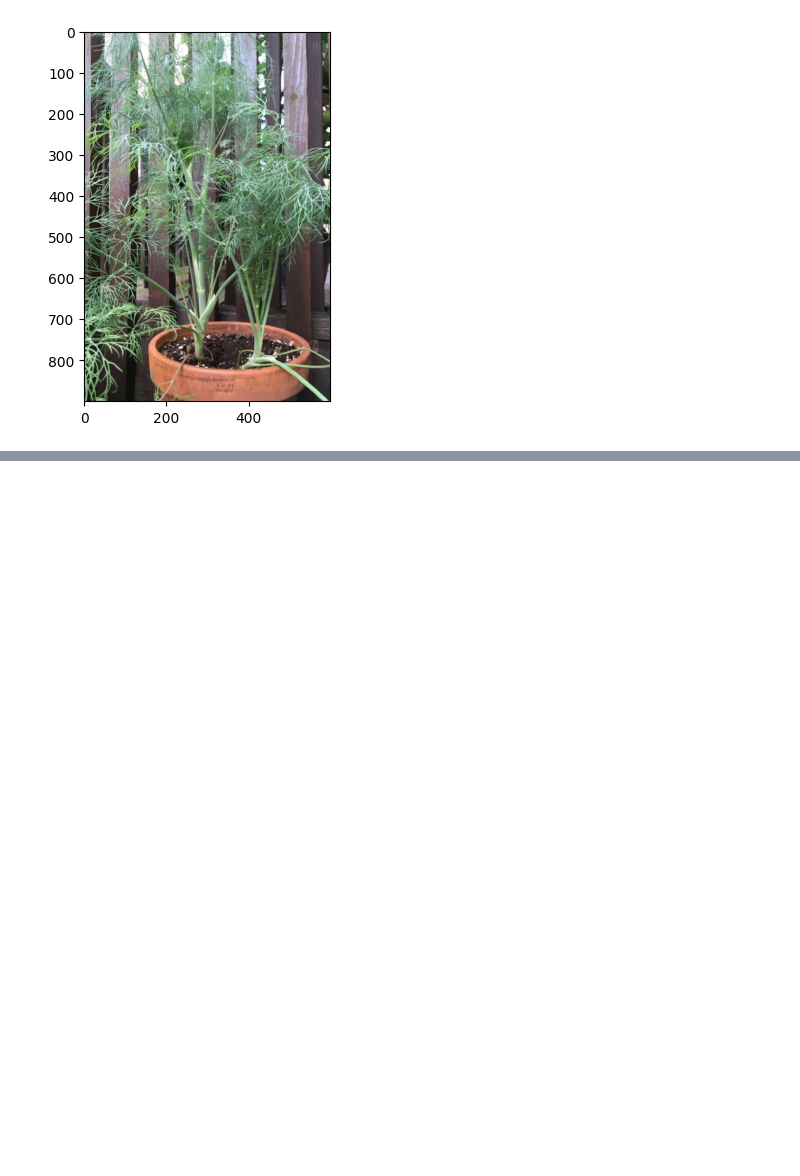
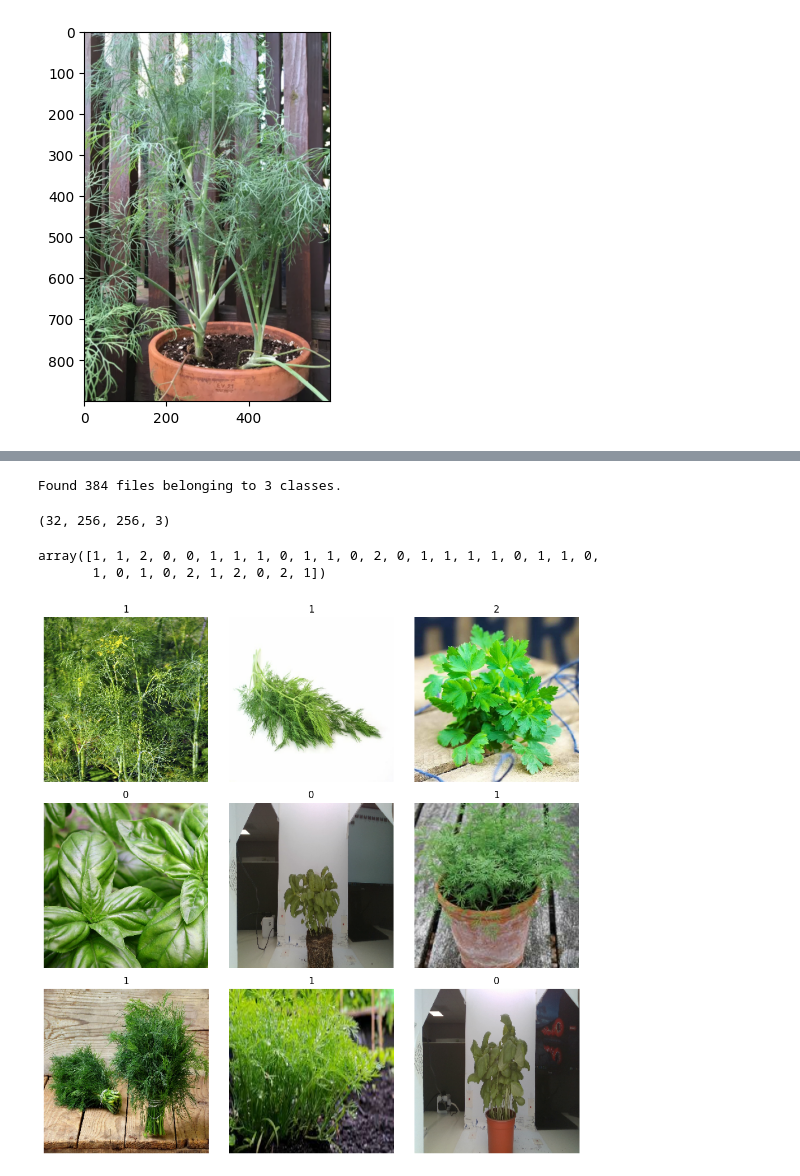
Before and after one commit to TudorPal/Plant-Recognition, a Jupyter notebook: Proiect_SRF.ipynb, the cells around one changed output, grey strips where cells are left out. Saved outputs shown, nothing was run; the diff lists cells and outputs as text; code cells hidden in the pictures; blank space fills up the shorter version.

```diff
--- a/Proiect_SRF.ipynb
+++ b/Proiect_SRF.ipynb
@@ -71,0 +97,13 @@ for i in range(len(files)):
+# %%
+for image_class in os.listdir(data_dir):
+    for image in os.listdir(os.path.join(data_dir, image_class)):
+        image_path = os.path.join(data_dir, image_class, image)
+        try:
+            img = cv2.imread(image_path)
+            tip = imghdr.what(image_path)
+            if tip not in image_exts:
+                print('Image not in ext list {}'.format(image_path))
+                os.remove(image_path)
+        except Exception as e:
+            print('Issue with image {}'.format(image_path))
+            # os.remove(image_path)
@@ -71,0 +133,32 @@ for i in range(len(files)):
+# %%
+data = tf.keras.preprocessing.image_dataset_from_directory('images') # building data pipeline
+# %% [output]
+Found 384 files belonging to 3 classes.
+# %%
+data_iterator = data.as_numpy_iterator() # accessing data, allowing us to loop through it
+# %%
+batch = next(data_iterator) # getting the first batch
+# %%
+batch[0].shape # getting the shape of the first batch
+# %% [output]
+(32, 256, 256, 3)
+# %%
+# 0 - busuioc
+# 1 - marar
+# 2 - patrunjel
+
+batch[1]
+# %% [output]
+array([1, 1, 2, 0, 0, 1, 1, 1, 0, 1, 1, 0, 2, 0, 1, 1, 1, 1, 0, 1, 1, 0,
+       1, 0, 1, 0, 2, 1, 2, 0, 2, 1])
+# %%
+fig, axes = plt.subplots(3, 3, figsize=(10, 10))
+axes = axes.flatten()
+for img, label, ax in zip(batch[0], batch[1], axes):
+    ax.imshow(img.astype('uint8'))
+    ax.axis('off')
+    ax.set_title(label)
+plt.tight_layout()
+plt.show()
+# %% [output]
+[figure, added]
```
Also changed, not shown: parts of 10 cells of this notebook.
